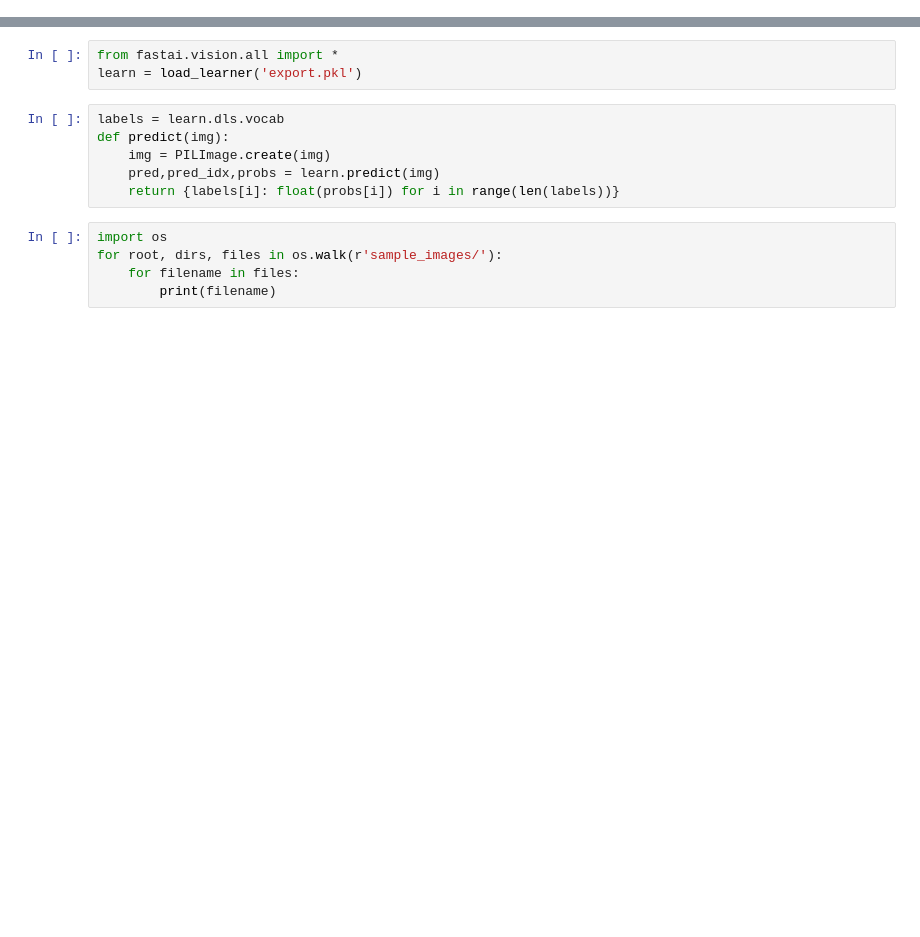
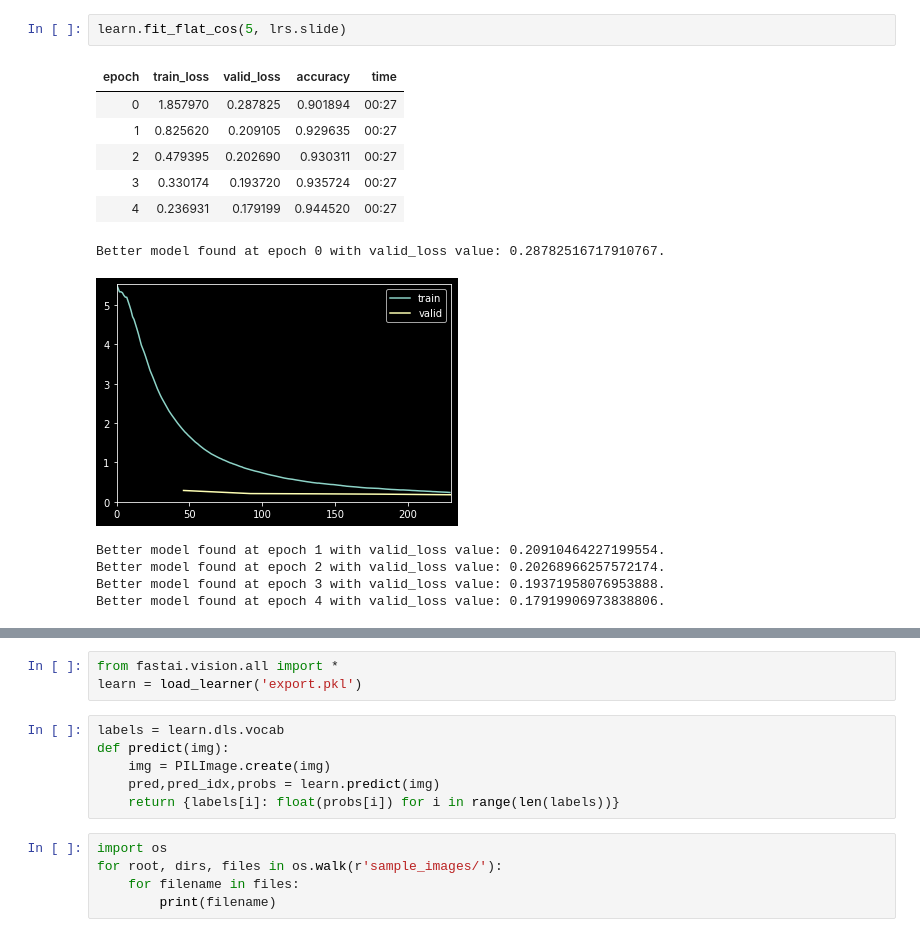
Before and after one commit to dnth/webdemo-pets-classifier, a Jupyter notebook: train.ipynb, the cells around one changed output, grey strips where cells are left out. Saved outputs shown, nothing was run; the diff lists cells and outputs as text; blank space fills up the shorter version.

```diff
--- a/train.ipynb
+++ b/train.ipynb
@@ -8,0 +22,15 @@ learn.export()
+# %%
+learn.fit_flat_cos(5, lrs.slide)
+# %% [output]
+| epoch | train_loss | valid_loss | accuracy | time |
+| 0 | 1.857970 | 0.287825 | 0.901894 | 00:27 |
+| 1 | 0.825620 | 0.209105 | 0.929635 | 00:27 |
+| 2 | 0.479395 | 0.202690 | 0.930311 | 00:27 |
+| 3 | 0.330174 | 0.193720 | 0.935724 | 00:27 |
+| 4 | 0.236931 | 0.179199 | 0.944520 | 00:27 |
+Better model found at epoch 0 with valid_loss value: 0.28782516717910767.
+[figure, added]
+Better model found at epoch 1 with valid_loss value: 0.20910464227199554.
+Better model found at epoch 2 with valid_loss value: 0.20268966257572174.
+Better model found at epoch 3 with valid_loss value: 0.19371958076953888.
+Better model found at epoch 4 with valid_loss value: 0.17919906973838806.
```
Also changed, not shown: parts of 8 cells of this notebook, 2 other files.
